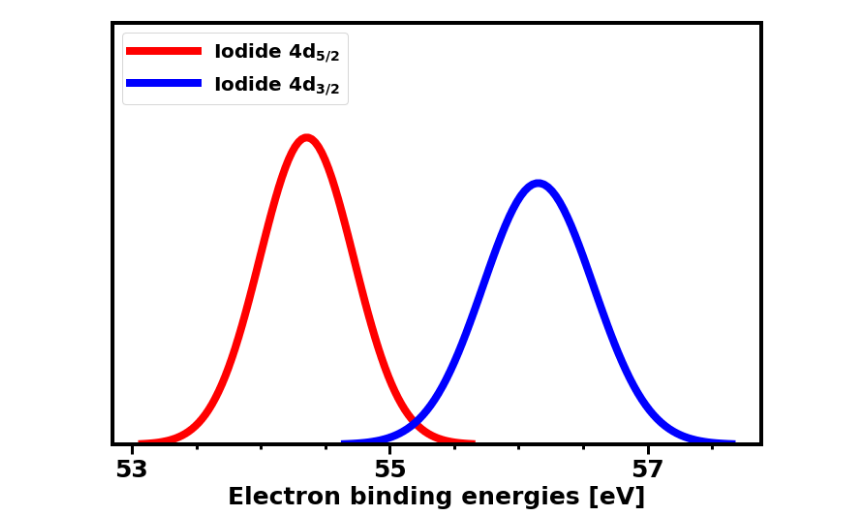
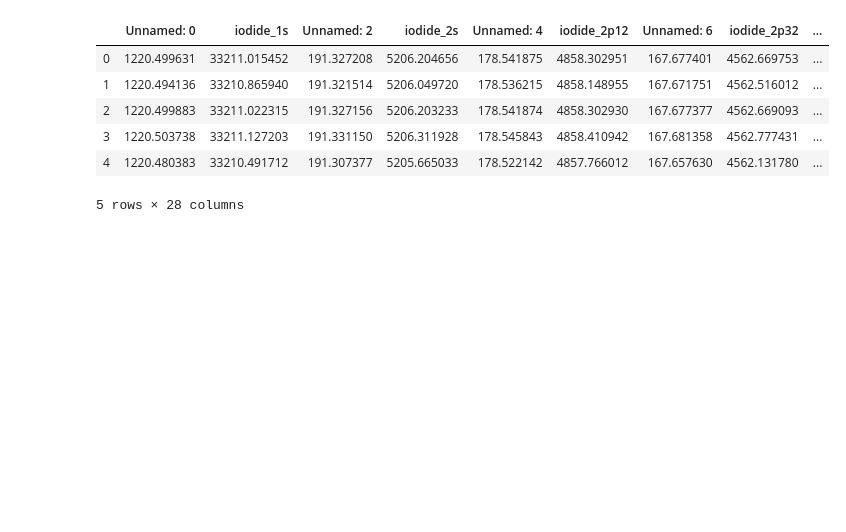
Before and after one commit to richopoku/Iodide_project_graphs_binder, a Jupyter notebook: Iodide_coreproperties.ipynb, the cells around one changed output. Cells and saved outputs as stored; diff of their text form; code cells hidden in the pictures; blank space fills up the shorter version.

```diff
--- a/Iodide_coreproperties.ipynb
+++ b/Iodide_coreproperties.ipynb
@@ -487,30 +27,14 @@ std_emb_eomip_x2cmmf_gaunt_dossss_d_acv3z_CVS_moltra_iodine_4d52 = 0.36477063453
-# %%
-plt.figure(figsize=(12,8))
-
-plt.ticklabel_format(useOffset=False)
-
-
-
-plt.plot(emb_eomip_x2cmmf_gaunt_dossss_d_acv3z_CVS_moltra_iodine_4d52_BE, scipy.stats.norm.pdf(emb_eomip_x2cmmf_gaunt_dossss_d_acv3z_CVS_moltra_iodine_4d52_BE, mean_emb_eomip_x2cmmf_gaunt_dossss_d_acv3z_CVS_moltra_iodine_4d52, std_emb_eomip_x2cmmf_gaunt_dossss_d_acv3z_CVS_moltra_iodine_4d52), color="red", marker='>', markersize=2, linestyle='solid',label='Iodide 4d$_{5/2}$', linewidth=8)
-plt.plot(emb_eomip_x2cmmf_gaunt_dossss_d_acv3z_CVS_moltra_iodine_4d32_BE, scipy.stats.norm.pdf(emb_eomip_x2cmmf_gaunt_dossss_d_acv3z_CVS_moltra_iodine_4d32_BE, mean_emb_eomip_x2cmmf_gaunt_dossss_d_acv3z_CVS_moltra_iodine_4d32, std_emb_eomip_x2cmmf_gaunt_dossss_d_acv3z_CVS_moltra_iodine_4d32), color="blue", marker='>', markersize=2, linestyle='solid',label='Iodide 4d$_{3/2}$', linewidth=8)
-
-
-
-
-plt.minorticks_on()
-plt.tick_params(axis='both', which='major', length=10, width=3)
-plt.tick_params(axis='x', which='minor', length=5, width=3)
-plt.ylim([0.0, 1.5])
-plt.xticks(np.arange(53.0, 58.2, 2))
-plt.xticks(fontsize=25, fontweight='bold')
-plt.yticks(fontsize=25, fontweight='bold')
-plt.legend(loc=2, prop={'size': 20}, handlelength=3.5)
-plt.xlabel('Electron binding energies [eV]', fontsize=25, fontweight='bold')
-plt.gca().axes.get_yaxis().set_visible(False)
-
-#plt.savefig('iodine_with_watermolecules_ccsd_4d32_52.png', bbox_inches='tight', dpi=400)
-
-plt.show()
-plt.close()
-# %% [output]
-[figure, removed]
+# %%
+#Embedded
+#All orbitals included with d-aug-dyall.acv2z x2cmmf+gaunt term
+
+df = pd.read_excel('Iodide_embedded_in_watermolecules.xlsx', skiprows=7, sheet_name = 'Embedded_Iodide_all_orbitals')
+df.head()
+# %% [output]
+|  | Unnamed: 0 | iodide_1s | Unnamed: 2 | iodide_2s | Unnamed: 4 | iodide_2p12 | Unnamed: 6 | iodide_2p32 | ... |
+| 0 | 1220.499631 | 33211.015452 | 191.327208 | 5206.204656 | 178.541875 | 4858.302951 | 167.677401 | 4562.669753 | ... |
+| 1 | 1220.494136 | 33210.865940 | 191.321514 | 5206.049720 | 178.536215 | 4858.148955 | 167.671751 | 4562.516012 | ... |
+| 2 | 1220.499883 | 33211.022315 | 191.327156 | 5206.203233 | 178.541874 | 4858.302930 | 167.677377 | 4562.669093 | ... |
+| 3 | 1220.503738 | 33211.127203 | 191.331150 | 5206.311928 | 178.545843 | 4858.410942 | 167.681358 | 4562.777431 | ... |
+| 4 | 1220.480383 | 33210.491712 | 191.307377 | 5205.665033 | 178.522142 | 4857.766012 | 167.657630 | 4562.131780 | ... |
+5 rows × 28 columns
```
Also changed, not shown: parts of 20 cells of this notebook, 5 other files.
